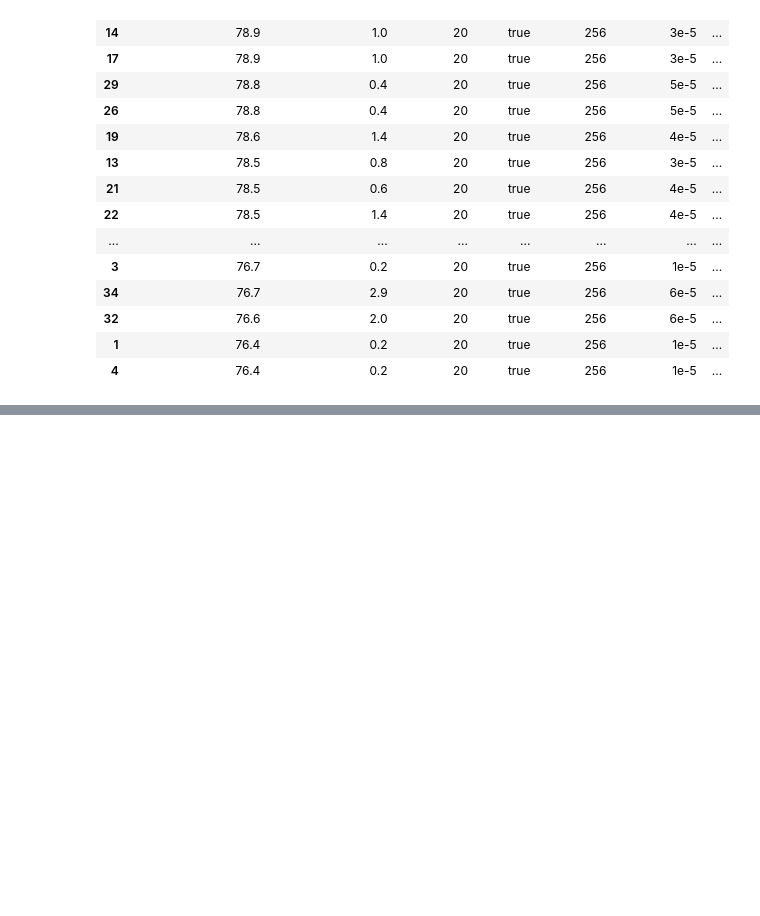
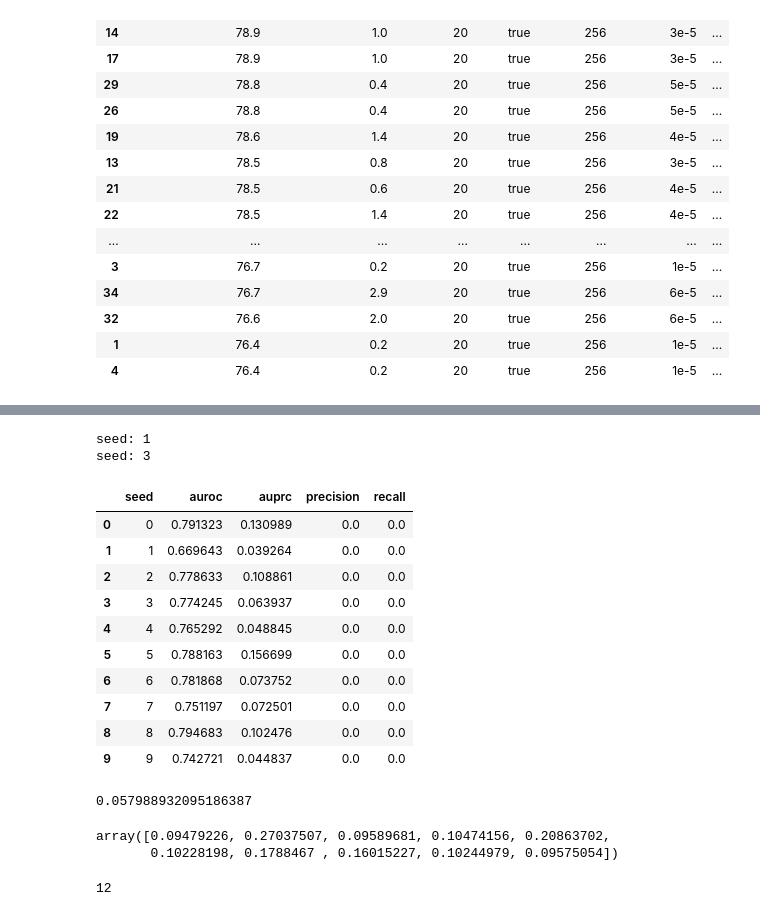
Before and after one commit to szczurek-lab/hyformer, a Jupyter notebook: experiments/notebooks/99-hparams-opt.ipynb, the cells around one changed output, grey strips where cells are left out. Drawn from its saved outputs; the diff is of its cells as text; code cells hidden in the pictures; blank space fills up the shorter version.

Commit message:
fibrosis added

```diff
--- a/experiments/notebooks/99-hparams-opt.ipynb
+++ b/experiments/notebooks/99-hparams-opt.ipynb
@@ -415,0 +513,62 @@ HTML(df.sort_values(by='objective_value_mean', ascending=False).to_html())
+# %%
+processing = 'standard_smiles'
+split = 'random_combined'
+seeds = [0, 1, 2, 3, 4, 5, 6, 7, 8, 9]
+
+df_results = pd.DataFrame(columns=['batch_size', 'learning_rate', 'validation_loss'])
+
+aucroc = np.zeros((len(seeds), ))
+auprc = np.zeros((len(seeds), ))
+precision = np.zeros((len(seeds), ))
+recall = np.zeros((len(seeds), ))
+
+for idx, seed in enumerate(seeds):
+
+        _results_filepath = f'/lustre/groups/aih/jointformer/icml25/results/fibrosis_prediction/{split}/hyformer/seed_{seed}/test_loss.json'
+
+        if os.path.exists(_results_filepath):
+            with open(_results_filepath, 'r') as f:
+                _loss_dict = json.load(f)
+
+            aucroc[idx] = _loss_dict['auroc']
+            auprc[idx] = _loss_dict['auprc']
+            precision[idx] = _loss_dict['precision']
+            recall[idx] = _loss_dict['recall']
+
+        else:
+            print(f'seed: {seed}')
+# %% [output]
+seed: 1
+seed: 3
+# %%
+
+pd.DataFrame({
+    'seed': seeds,
+    'auroc': aucroc,
+    'auprc': auprc,
+    'precision': precision,
+    'recall': recall
+})
+# %% [output]
+|  | seed | auroc | auprc | precision | recall |
+| 0 | 0 | 0.791323 | 0.130989 | 0.0 | 0.0 |
+| 1 | 1 | 0.669643 | 0.039264 | 0.0 | 0.0 |
+| 2 | 2 | 0.778633 | 0.108861 | 0.0 | 0.0 |
+| 3 | 3 | 0.774245 | 0.063937 | 0.0 | 0.0 |
+| 4 | 4 | 0.765292 | 0.048845 | 0.0 | 0.0 |
+| 5 | 5 | 0.788163 | 0.156699 | 0.0 | 0.0 |
+| 6 | 6 | 0.781868 | 0.073752 | 0.0 | 0.0 |
+| 7 | 7 | 0.751197 | 0.072501 | 0.0 | 0.0 |
+| 8 | 8 | 0.794683 | 0.102476 | 0.0 | 0.0 |
+| 9 | 9 | 0.742721 | 0.044837 | 0.0 | 0.0 |
+# %%
+
+
+HTML(df.sort_values(by='objective_value_mean', ascending=False).to_html())
+# %% [output]
+0.057988932095186387
+# %%
+auprc
+# %% [output]
+array([0.09479226, 0.27037507, 0.09589681, 0.10474156, 0.20863702,
+       0.10228198, 0.1788467 , 0.16015227, 0.10244979, 0.09575054])
@@ -415,0 +583,4 @@ HTML(df.sort_values(by='objective_value_mean', ascending=False).to_html())
+# %%
+sum(_df['y_true'])
+# %% [output]
+12
```
Also changed, not shown: parts of 18 cells of this notebook, 22 other files.
